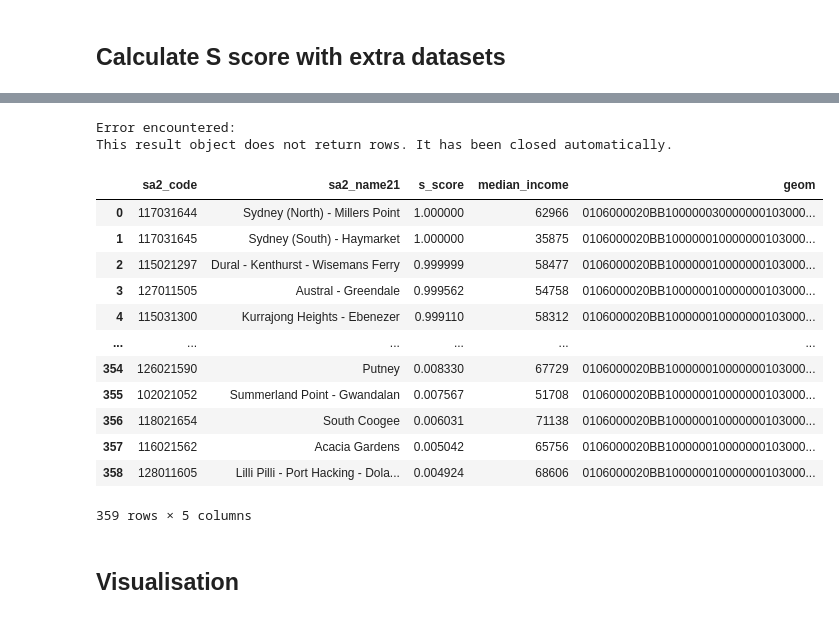
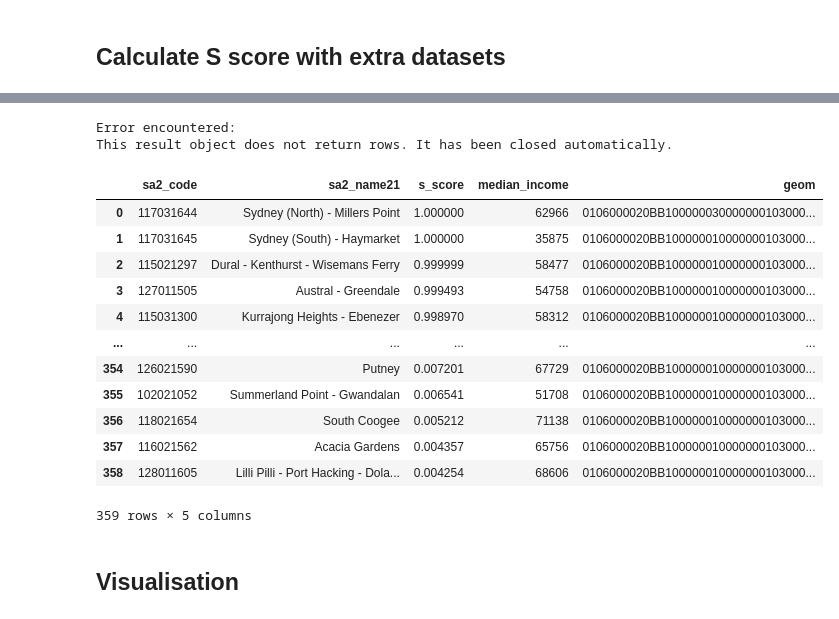
Before and after one commit to YuruYuriFans/DATA2001, a Jupyter notebook: Assignment.ipynb, the cells around one changed output, grey strips where cells are left out. Drawn from its saved outputs; the diff is of its cells as text; code cells hidden in the pictures.

```diff
--- a/Assignment.ipynb
+++ b/Assignment.ipynb
@@ -1487,7 +1500,8 @@ CREATE TABLE sydney.sa2_s_scores AS
             z_score_number_of_primary_schools +
             z_score_number_of_pollings +
             z_score_number_of_stops +
-            z_score_value_of_total_building
+            z_score_value_of_total_building +
+            z_score_number_of_object
         ))) AS s_score,
 
         geom
@@ -1516,44 +1530,47 @@ CREATE TABLE sydney.sa2_s_scores AS
             -- Calculating Z-score for value_of_total_building
             (value_of_total_building - AVG(value_of_total_building) OVER()) / STDDEV(value_of_total_building) OVER() AS z_score_value_of_total_building,
 
+            -- Calculating Z-score for number_of_object
+            (number_of_object - AVG(number_of_object) OVER()) / STDDEV(number_of_object) OVER() AS z_score_number_of_object,
+
             geom
 
         FROM sydney.sa2_aggregated_data
     ) AS z_scores;
 
 """
 query(conn, sql)
 
 sql = """
 SELECT
     s.sa2_code,
     s.sa2_name21,
     s.s_score,
     i.median_income,
     s.geom
 FROM
     sa2_s_scores s
 JOIN
     income i on s.sa2_code = i.sa2_code21
 order by s.s_score DESC
 """
 sa2_s_scores = pd.DataFrame(query(conn, sql))
 sa2_s_scores
 # %% [output]
 Error encountered:
 This result object does not return rows. It has been closed automatically.
 |  | sa2_code | sa2_name21 | s_score | median_income | geom |
 | 0 | 117031644 | Sydney (North) - Millers Point | 1.000000 | 62966 | 0106000020BB100000030000000103000... |
 | 1 | 117031645 | Sydney (South) - Haymarket | 1.000000 | 35875 | 0106000020BB100000010000000103000... |
 | 2 | 115021297 | Dural - Kenthurst - Wisemans Ferry | 0.999999 | 58477 | 0106000020BB100000010000000103000... |
-| 3 | 127011505 | Austral - Greendale | 0.999562 | 54758 | 0106000020BB100000010000000103000... |
-| 4 | 115031300 | Kurrajong Heights - Ebenezer | 0.999110 | 58312 | 0106000020BB100000010000000103000... |
+| 3 | 127011505 | Austral - Greendale | 0.999493 | 54758 | 0106000020BB100000010000000103000... |
+| 4 | 115031300 | Kurrajong Heights - Ebenezer | 0.998970 | 58312 | 0106000020BB100000010000000103000... |
 | ... | ... | ... | ... | ... | ... |
-| 354 | 126021590 | Putney | 0.008330 | 67729 | 0106000020BB100000010000000103000... |
-| 355 | 102021052 | Summerland Point - Gwandalan | 0.007567 | 51708 | 0106000020BB100000010000000103000... |
-| 356 | 118021654 | South Coogee | 0.006031 | 71138 | 0106000020BB100000010000000103000... |
-| 357 | 116021562 | Acacia Gardens | 0.005042 | 65756 | 0106000020BB100000010000000103000... |
-| 358 | 128011605 | Lilli Pilli - Port Hacking - Dola... | 0.004924 | 68606 | 0106000020BB100000010000000103000... |
+| 354 | 126021590 | Putney | 0.007201 | 67729 | 0106000020BB100000010000000103000... |
+| 355 | 102021052 | Summerland Point - Gwandalan | 0.006541 | 51708 | 0106000020BB100000010000000103000... |
+| 356 | 118021654 | South Coogee | 0.005212 | 71138 | 0106000020BB100000010000000103000... |
+| 357 | 116021562 | Acacia Gardens | 0.004357 | 65756 | 0106000020BB100000010000000103000... |
+| 358 | 128011605 | Lilli Pilli - Port Hacking - Dola... | 0.004254 | 68606 | 0106000020BB100000010000000103000... |
 359 rows × 5 columns
 # %% [markdown]
 ## Visualisation
```
Also changed, not shown: parts of 10 cells of this notebook.
